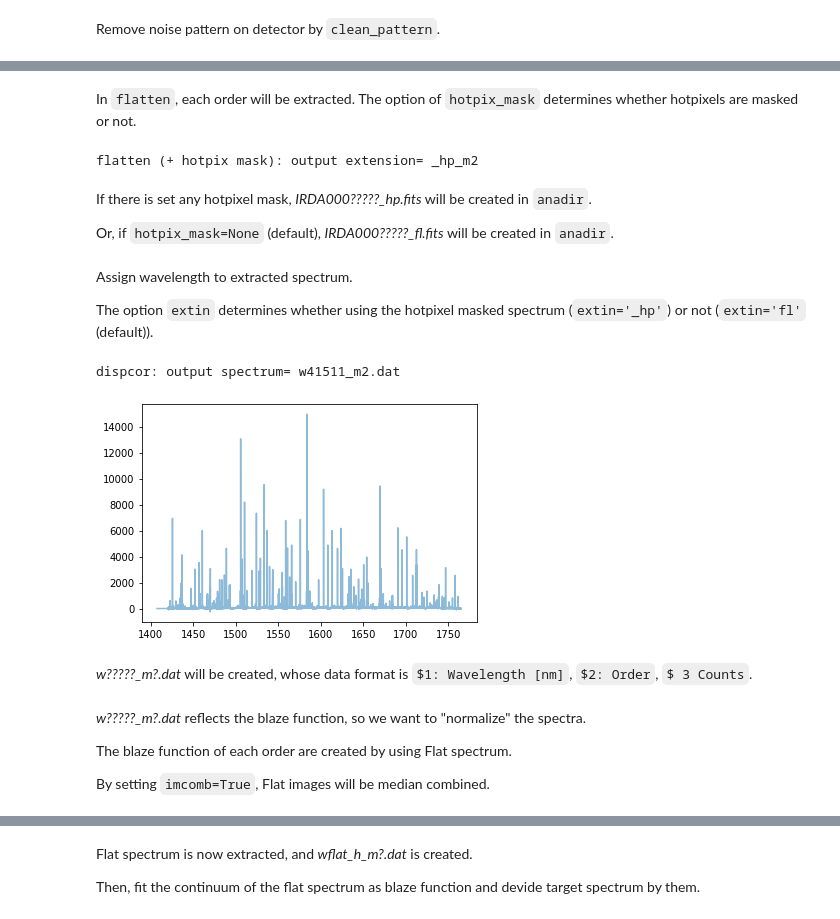
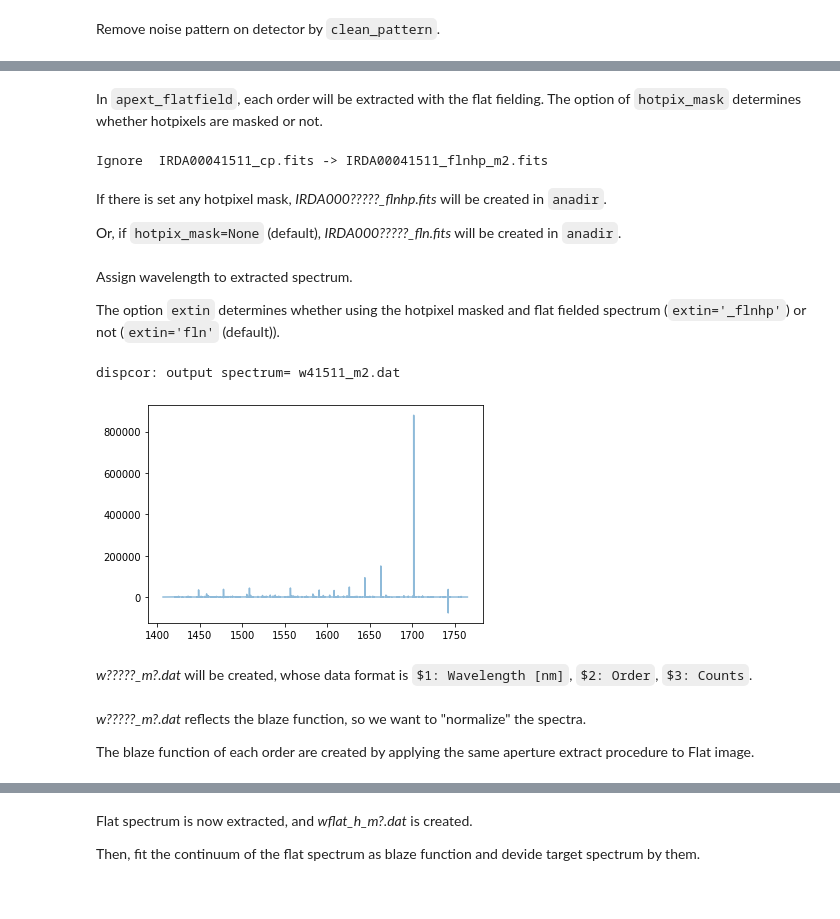
Before and after one commit to prvjapan/pyird, a Jupyter notebook: documents/tutorials/IRD_stream.ipynb, the cells around one changed output, grey strips where cells are left out. Drawn from its saved outputs; the diff is of its cells as text; code cells hidden in the pictures.

```diff
--- a/documents/tutorials/IRD_stream.ipynb
+++ b/documents/tutorials/IRD_stream.ipynb
@@ -44,10 +51,10 @@ The function `aptrace` searches apertures to be traced.
   and continue in the direction of increasing numbers until it matches the appropriate number of apertures.
   You may as well change the value of ``cutrow`` if the aperture trace is failed.
 # %%
-if flat.band=='h':
-    flat.fitsid_increment() # when you use H-band
-    trace_mmf=flat.aptrace(cutrow = 800,nap=42) #TraceAperture instance
-elif flat.band=='y':
-    trace_mmf=flat.aptrace(cutrow = 1000,nap=102) #TraceAperture instance
-trace_mask = trace_mmf.mask()
+# aperture extraction
+if band=='h' and flat_comb.fitsid[0]%2==0:
+    flat_comb.fitsid_increment()
+    trace_mmf=flat_comb.aptrace(cutrow = 1200,nap=42)
+elif band=='y':
+    trace_mmf=flat_comb.aptrace(cutrow = 1000,nap=102)
 # %% [output]
@@ -57,3 +70,6 @@ cross-section: row  1170
+# %%
+width_str, width_end = 2, 4
+trace_mmf.width = [width_str, width_end]
 # %% [markdown]
 Show trace mask.
 # %%
@@ -108,12 +128,12 @@ Wavelength calibration is performed by using reference frames (Thrium-Argon).
 We do not need to identify the emission lines by eye;
 ``calibrate_wavelength`` automatically refer to the line list!
 # %%
-# load ThAr raw image
+## THAR (ThAr-ThAr)
 datadir = basedir/'thar'
 anadir = basedir/'reduc'
-if flat.band=='h':
+if band=='h':
     rawtag='IRDAD000'
-elif flat.band=='y':
+elif band=='y':
     rawtag='IRDBD000'
 #wavelength calibration
 thar=irdstream.Stream2D("thar",datadir,anadir,rawtag=rawtag,fitsid=list(range(14632,14732)))
@@ -150,13 +181,12 @@ The preparation of calibration data is now complete!
 
 From here, we will extract target spectrum.
 # %%
-### TARGET ###
-# Load data
+#--------FOR TARGET--------#
 datadir = basedir/'target/'
 anadir = basedir/'reduc/'
 target = irdstream.Stream2D(
     'targets', datadir, anadir, fitsid=[41510])
-if flat.band=='h':
+if band=='h' and target.fitsid[0]%2==0:
     target.fitsid_increment() # when you use H-band
 target.info = True  # show detailed info
 target.trace = trace_mmf
@@ -172,31 +203,29 @@ clean_pattern: output extension= _cp
 # %% [markdown]
-In ``flatten``, each order will be extracted.
+In ``apext_flatfield``, each order will be extracted with the flat fielding.
 The option of ``hotpix_mask`` determines whether hotpixels are masked or not.
 # %%
 # flatten
-target.flatten(hotpix_mask=hotpix_mask)
+target.apext_flatfield(df_flatn,hotpix_mask=hotpix_mask)
 # %% [output]
-flatten (+ hotpix mask): output extension= _hp_m2
+Ignore  IRDA00041511_cp.fits -> IRDA00041511_flnhp_m2.fits
 # %% [markdown]
-If there is set any hotpixel mask, *IRDA000?????_hp.fits* will be created in ``anadir``.
+If there is set any hotpixel mask, *IRDA000?????_flnhp.fits* will be created in ``anadir``.
 
-Or, if ``hotpix_mask=None`` (default), *IRDA000?????_fl.fits* will be created in ``anadir``.
+Or, if ``hotpix_mask=None`` (default), *IRDA000?????_fln.fits* will be created in ``anadir``.
 # %% [markdown]
 Assign wavelength to extracted spectrum.
 
-The option ``extin`` determines whether using the hotpixel masked spectrum (``extin='_hp'``) or not (``extin='fl'`` (default)).
+The option ``extin`` determines whether using the hotpixel masked and flat fielded spectrum (``extin='_flnhp'``) or not (``extin='fln'`` (default)).
 # %%
 # assign reference spectra & resample
-target.dispcor(master_path=thar.anadir,extin='_hp')
+target.dispcor(master_path=thar.anadir,extin='_flnhp')
 # %% [output]
 dispcor: output spectrum= w41511_m2.dat
-[figure, old version]
+[figure, new version]
 # %% [markdown]
-*w?????_m?.dat* will be created, whose data format is `$1: Wavelength [nm]`, `$2: Order`, `$ 3 Counts`.
+*w?????_m?.dat* will be created, whose data format is `$1: Wavelength [nm]`, `$2: Order`, `$3: Counts`.
 # %% [markdown]
 *w?????_m?.dat* reflects the blaze function, so we want to "normalize" the spectra.
 
-The blaze function of each order are created by using Flat spectrum.
-
-By setting ``imcomb=True``, Flat images will be median combined.
+The blaze function of each order are created by applying the same aperture extract procedure to Flat image.
 # %%
```
Also changed, not shown: parts of 20 cells of this notebook, 13 other files.
